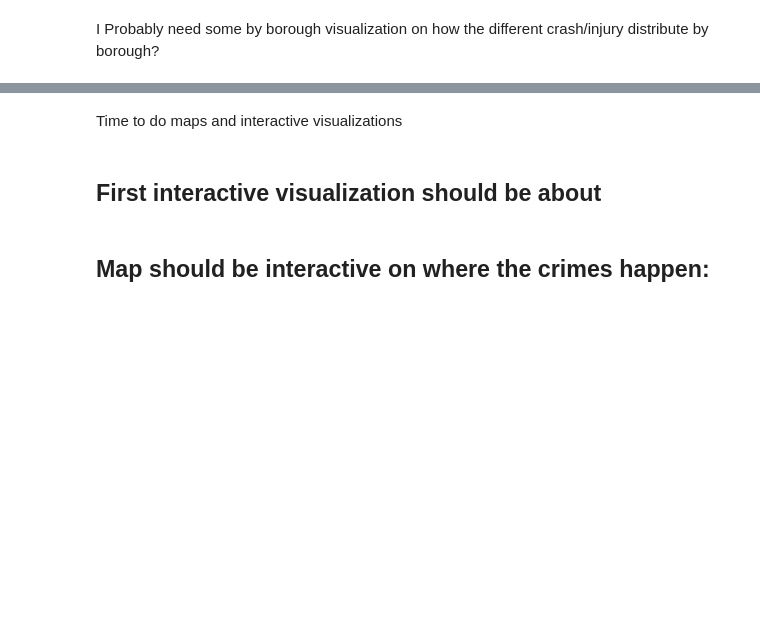
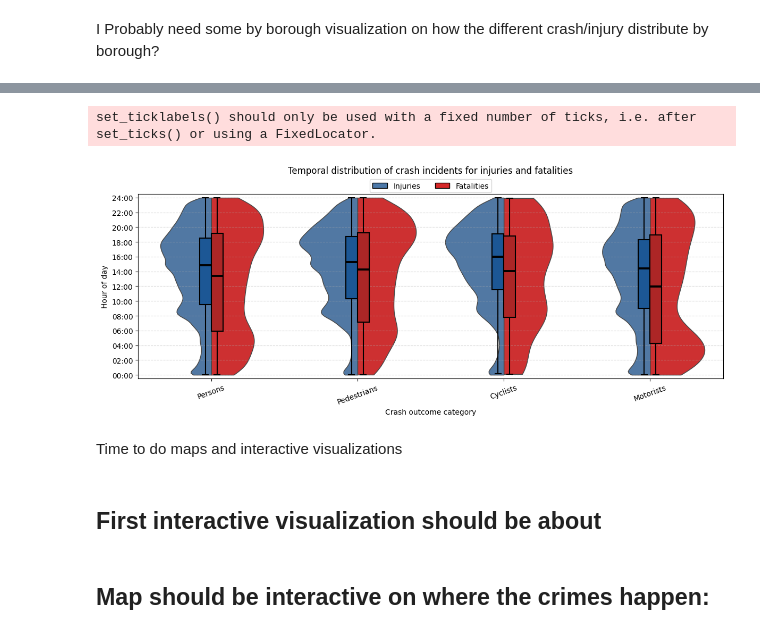
Before and after one commit to Melf-M/Final_project, a Jupyter notebook: cleanup.ipynb, the cells around one changed output, grey strips where cells are left out. Cells and saved outputs as stored; diff of their text form; code cells hidden in the pictures; blank space fills up the shorter version.

```diff
--- a/cleanup.ipynb
+++ b/cleanup.ipynb
@@ -2190,7 +2200,7 @@ palette_box = {
 # -----------------------------------
 # 4) Plot
 # -----------------------------------
-fig, ax = plt.subplots(figsize=(12, 7))
+fig, ax = plt.subplots(figsize=(12, 5))
 
 # Split violins
 sns.violinplot(
@@ -2254,34 +2264,37 @@ if ax.legend_ is not None:
 
 # Custom legend under title
 legend_handles = [
     Patch(facecolor=palette["Injury"], edgecolor="black", label="Injuries"),
     Patch(facecolor=palette["Fatality"], edgecolor="black", label="Fatalities")
 ]
 
 ax.legend(
     handles=legend_handles,
     loc="upper center",
-    bbox_to_anchor=(0.5, 1.06),
+    bbox_to_anchor=(0.5, 1.1),
     ncol=2,
     frameon=True
 )
 
 # Labels and formatting
 ax.set_title("Temporal distribution of crash incidents for injuries and fatalities", pad=28)
 ax.set_xlabel("Crash outcome category")
 ax.set_ylabel("Hour of day")
 ax.set_xticklabels(cat_order, rotation=20)
 ax.grid(axis="y", linestyle="--", alpha=0.5)
 ax.set_ylim(-0.5, 24.5)
 
 ticks = np.arange(0, 25, 2)
 tick_labels = [f"{int(t):02d}:00" for t in ticks]
 ax.set_yticks(ticks)
 ax.set_yticklabels(tick_labels)
 
 plt.tight_layout()
 plt.savefig(f"{PLOT_PATH}temporal_violins.png")
 plt.show()
+# %% [output]
+set_ticklabels() should only be used with a fixed number of ticks, i.e. after set_ticks() or using a FixedLocator.
+[figure, added]
 # %% [markdown]
 Time to do maps and interactive visualizations
 # %% [markdown]
```
Also changed, not shown: parts of 2 cells of this notebook, 15 other files.
